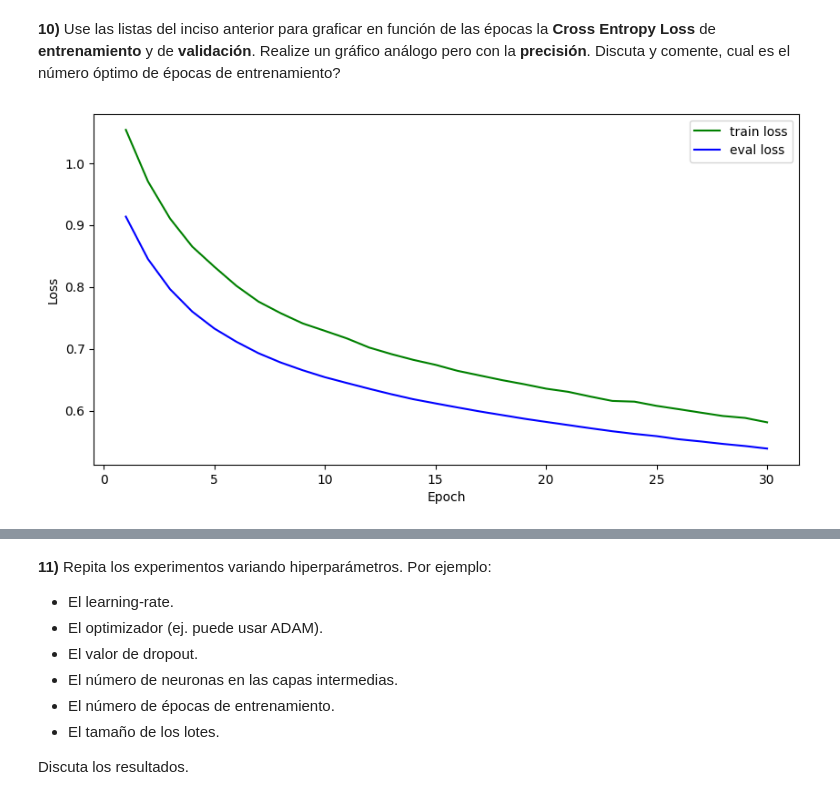
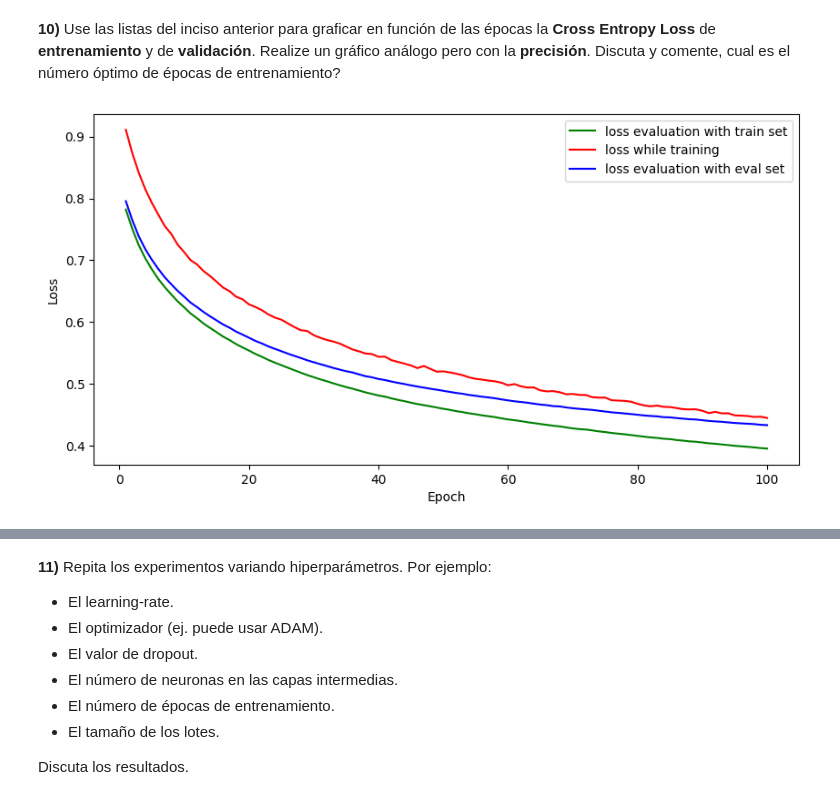
Before and after one commit to aletole1/Clasificando-Fashion-MNIST-con-PyTorch, a Jupyter notebook: redes_neuronales_2024_guia_12.ipynb, the cells around one changed output, grey strips where cells are left out. Drawn from its saved outputs; the diff is of its cells as text; code cells hidden in the pictures.

Commit message:
Primer modelo

```diff
--- a/redes_neuronales_2024_guia_12.ipynb
+++ b/redes_neuronales_2024_guia_12.ipynb
@@ -222,8 +208,8 @@ def train_loop(model, train_loader, loss_function, optimizer):
 
     for batch_number, (images, labels) in enumerate(train_loader):
 
-        # image = images.to(device) # Se envía la imagen al dispositivo
-        # labels = labels.to(device) # Se envía la etiqueta al dispositivo
+        images = images.to("cuda") # Se envía la imagen al dispositivo
+        labels = labels.to("cuda") # Se envía la etiqueta al dispositivo
         batch_size = len(images) # Se obtiene el tamaño del lote
 
         # Se obtiene la predicción del modelo y se calcula la pérdida
@@ -267,8 +253,8 @@ def eval_loop(model, valid_loader, loss_function):
     num_processed_examples = 0 # Inicializamos la cantidad de ejemplos procesados
 
     for batch_number, (images, labels) in enumerate(valid_loader):
-        # image = images.to(device) # Se envía la imagen al dispositivo
-        # labels = labels.to(device) # Se envía la etiqueta al dispositivo
+        images = images.to("cuda") # Se envía la imagen al dispositivo
+        labels = labels.to("cuda") # Se envía la etiqueta al dispositivo
         batch_size = len(images)
 
         # Se obtiene la predicción del modelo y se calcula la pérdida
@@ -321,9 +307,7 @@ optimizer = optim.SGD(model.parameters(), lr=0.001) # Optimizador
 # %% [markdown]
 **7)** Especifique en que dispositivo (`device`) va a trabajar: en una **CPU** o en una **GPU**.
 # %%
-device = torch.device("cuda" if torch.cuda.is_available() else "cpu") # Seleccionamos el dispositivo
-
-model = model.to(device) # Enviamos el modelo al dispositivo
+model = model.to("cuda") # Enviamos el modelo al dispositivo
 # %% [markdown]
 **8)** Implemente un loop de entrenamiento y validación que trabaje con el `train_loader` y el `valid_loader`, respectivamente, usando un numero arbitrario de épocas.
 Este loop debe guardar en cuatro listas los valores de los promedios del **Cross Entropy Loss** y las fracciones de clasificaciones correctas o **precisión** (accuracy) sobre el conjunto de **entrenamiento** y el de **validación**, respectivamente.
@@ -333,7 +317,7 @@ Este loop debe guardar en cuatro listas los valores de los promedios del **Cross
 **9)** Entrene y valide el modelo.
 # %%
 # Entrenamos el modelo
-epochs = 30
+epochs = 100
 
 training_loss = []
 training_accuracy = []
@@ -373,11 +470,12 @@ Discuta y comente, cual es el número óptimo de épocas de entrenamiento?
 # %%
 # Grafica de la pérdida
 plt.figure(figsize=(10, 5))
-plt.plot(range(1, len(train_loss)+1),train_loss, color="green", label='train loss')
-plt.plot(range(1, len(eval_loss)+1),eval_loss, color="blue", label='eval loss')
+plt.plot(range(1, len(train_loss)+1),train_loss, color="green", label='loss evaluation with train set')
+plt.plot(range(1, len(training_loss)+1),training_loss, color="red", label='loss while training')
+plt.plot(range(1, len(eval_loss)+1),eval_loss, color="blue", label='loss evaluation with eval set')
 plt.xlabel('Epoch')
 plt.ylabel('Loss')
 plt.legend()
 plt.show()
 # %% [output]
-[figure, old version]
+[figure, new version]
```
Also changed, not shown: parts of 7 cells of this notebook, 2 other files.
